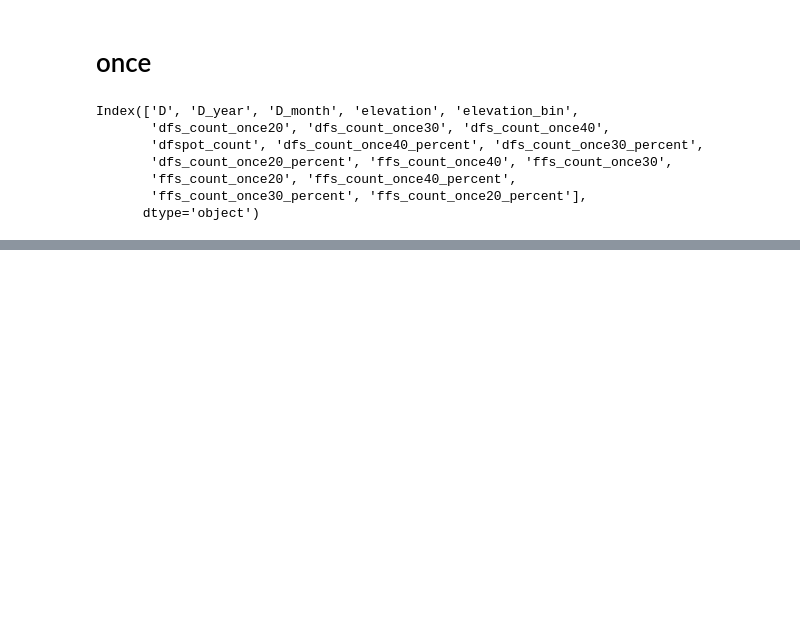
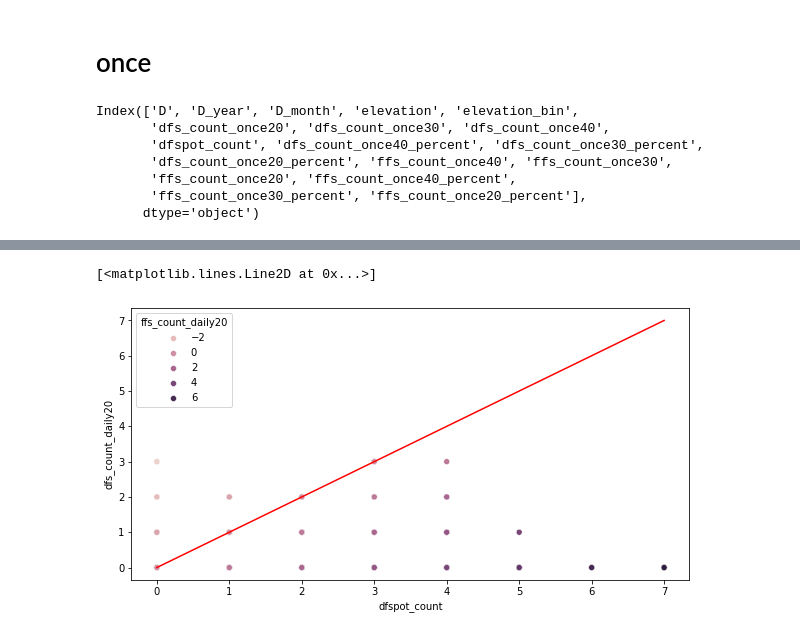
Before and after one commit to varyabazilova/sedcas_sediments_hma, a Jupyter notebook: 202406_modelruns/floods_per_month_plot.ipynb, the cells around one changed output, grey strips where cells are left out. Saved outputs shown, nothing was run; the diff lists cells and outputs as text; code cells hidden in the pictures; blank space fills up the shorter version.

```diff
--- a/202406_modelruns/floods_per_month_plot.ipynb
+++ b/202406_modelruns/floods_per_month_plot.ipynb
@@ -272,0 +286,11 @@ lc1_once.ffs_count_once30_percent.plot()
+# %%
+plt.figure(figsize = (10, 5))
+
+test = lc1_daily
+test['test'] = lc1_daily.dfs_count_daily20 + lc1_daily.ffs_count_daily20
+
+sns.scatterplot(data=lc1_daily, x="dfspot_count", y="dfs_count_daily20", hue = 'ffs_count_daily20')
+plt.plot([0, 7], [0, 7], color='red', label='1:1 line')
+# %% [output]
+[<matplotlib.lines.Line2D at 0x...>]
+[figure, added]
```
Also changed, not shown: parts of 2 cells of this notebook, 3 other files.
